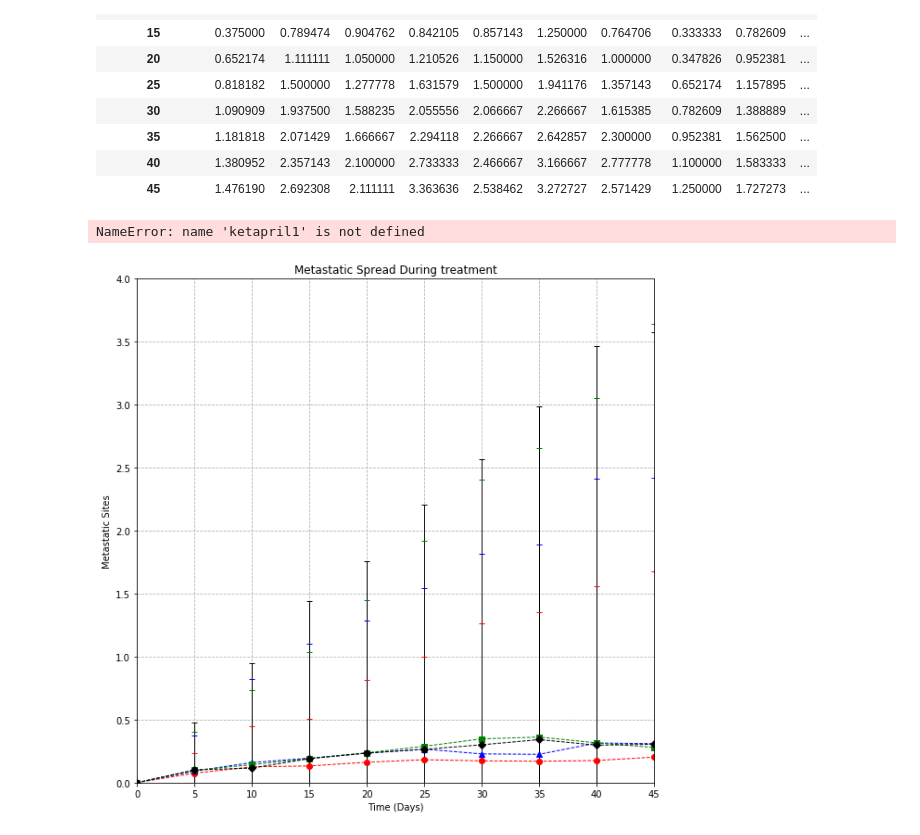
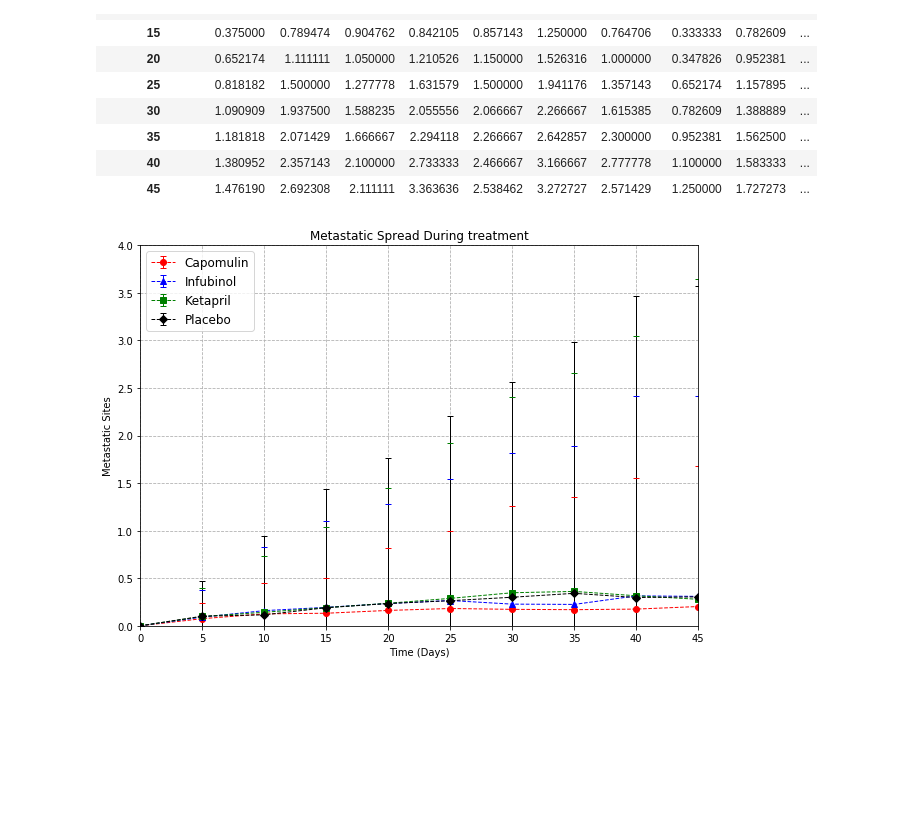
Before and after one commit to vinothini21/Homework, a Jupyter notebook: matplotlib homework/Pymaceuticals/Pymaceuticals.ipynb, the cells around one changed output. Cells and saved outputs as stored; diff of their text form; code cells hidden in the pictures; blank space fills up the shorter version.

```diff
--- a/matplotlib homework/Pymaceuticals/Pymaceuticals.ipynb
+++ b/matplotlib homework/Pymaceuticals/Pymaceuticals.ipynb
@@ -203,38 +203,37 @@ l
 # %%
 #x-axis
 x_axis = [0,5,10,15,20,25,30,35,40,45]
 x_limit = 45
-plt.figure(figsize=(10,10))
+plt.figure(figsize=(10,7))
 
 #Defining single drug
 error = metastatic_response_df_2.loc["Capomulin","Metastatic Sites"]
 capomulin = plt.errorbar(x_axis, metastatic_response_error_df.loc["Capomulin","Metastatic Sites"], yerr=error, fmt="o", color="red", ls="dashed", linewidth=1, alpha=1, capsize=3)
 
 error = metastatic_response_df_2.loc["Infubinol","Metastatic Sites"]
 infubinol = plt.errorbar(x_axis, metastatic_response_error_df.loc["Infubinol","Metastatic Sites"], yerr=error, fmt="^", color="blue", ls="dashed", linewidth=1, alpha=1, capsize=3)
 
 error = metastatic_response_df_2.loc["Ketapril","Metastatic Sites"]
-ketapril = plt.errorbar(x_axis, metastatic_response_error_df.loc["Ketapril","Metastatic Sites"], yerr=error1, fmt="s", color="green", ls="dashed", linewidth=1, alpha=1, capsize=3)
+ketapril = plt.errorbar(x_axis, metastatic_response_error_df.loc["Ketapril","Metastatic Sites"], yerr=error, fmt="s", color="green", ls="dashed", linewidth=1, alpha=1, capsize=3)
 
 error = metastatic_response_df_2.loc["Placebo","Metastatic Sites"]
-placebo = plt.errorbar(x_axis, metastatic_response_error_df.loc["Placebo","Metastatic Sites"], yerr=error1, fmt="D", color="black", ls="dashed", linewidth=1, alpha=1, capsize=3)
+placebo = plt.errorbar(x_axis, metastatic_response_error_df.loc["Placebo","Metastatic Sites"], yerr=error, fmt="D", color="black", ls="dashed", linewidth=1, alpha=1, capsize=3)
 
 #Axes limits
 plt.ylim(0, 4)
 plt.xlim(0, 45)
 
 #Axes and Chart Labels
 plt.title("Metastatic Spread During treatment")
 plt.xlabel("Time (Days)")
 plt.ylabel("Metastatic Sites")
 plt.grid(linestyle="dashed")
 
 #Chart Legend
 plt.legend((capomulin, infubinol, ketapril, placebo), ("Capomulin", "Infubinol", "Ketapril", "Placebo"), fontsize=12)
 plt.show()
 # %% [output]
-NameError: name 'ketapril1' is not defined
-[figure, old version]
+[figure, new version]
 # %%
 #Surival rate
 combined_df.groupby("Drug")["Timepoint"].count()
```
Also changed, not shown: 3 other files.
